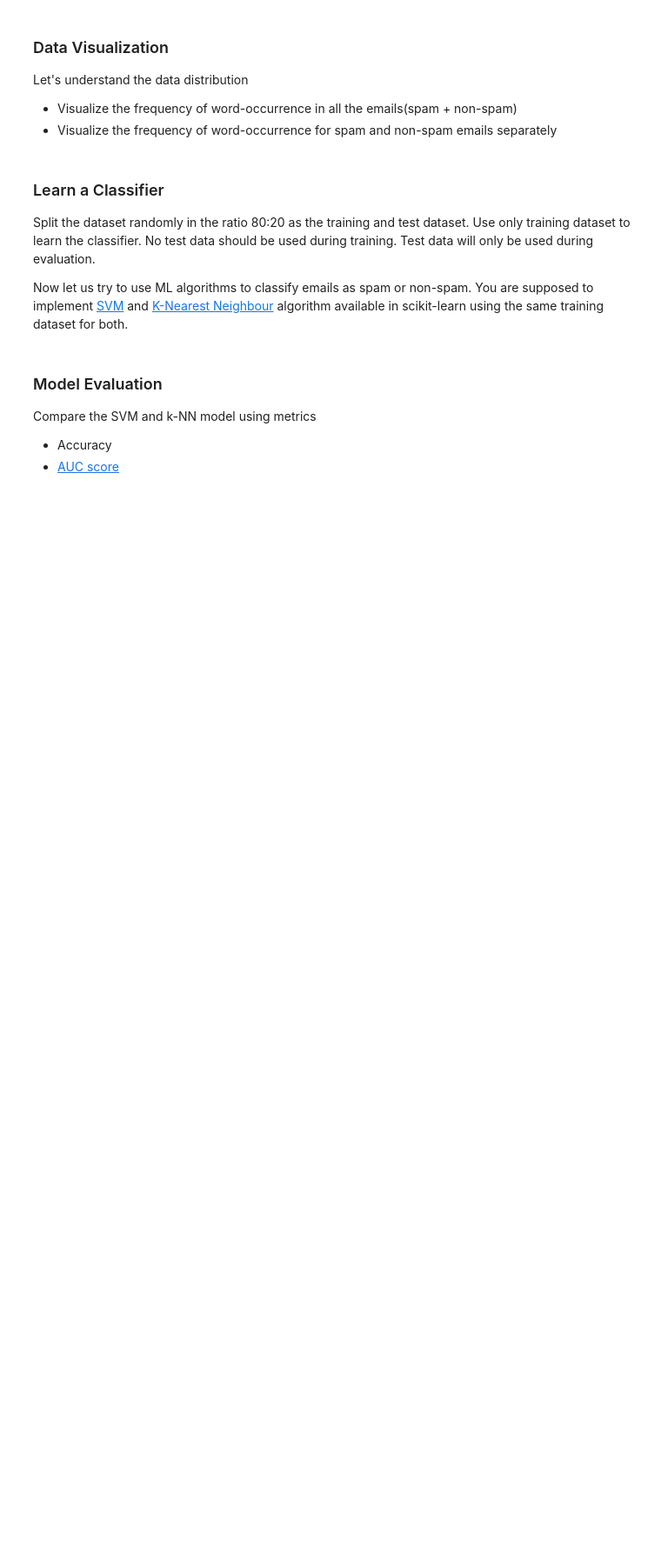
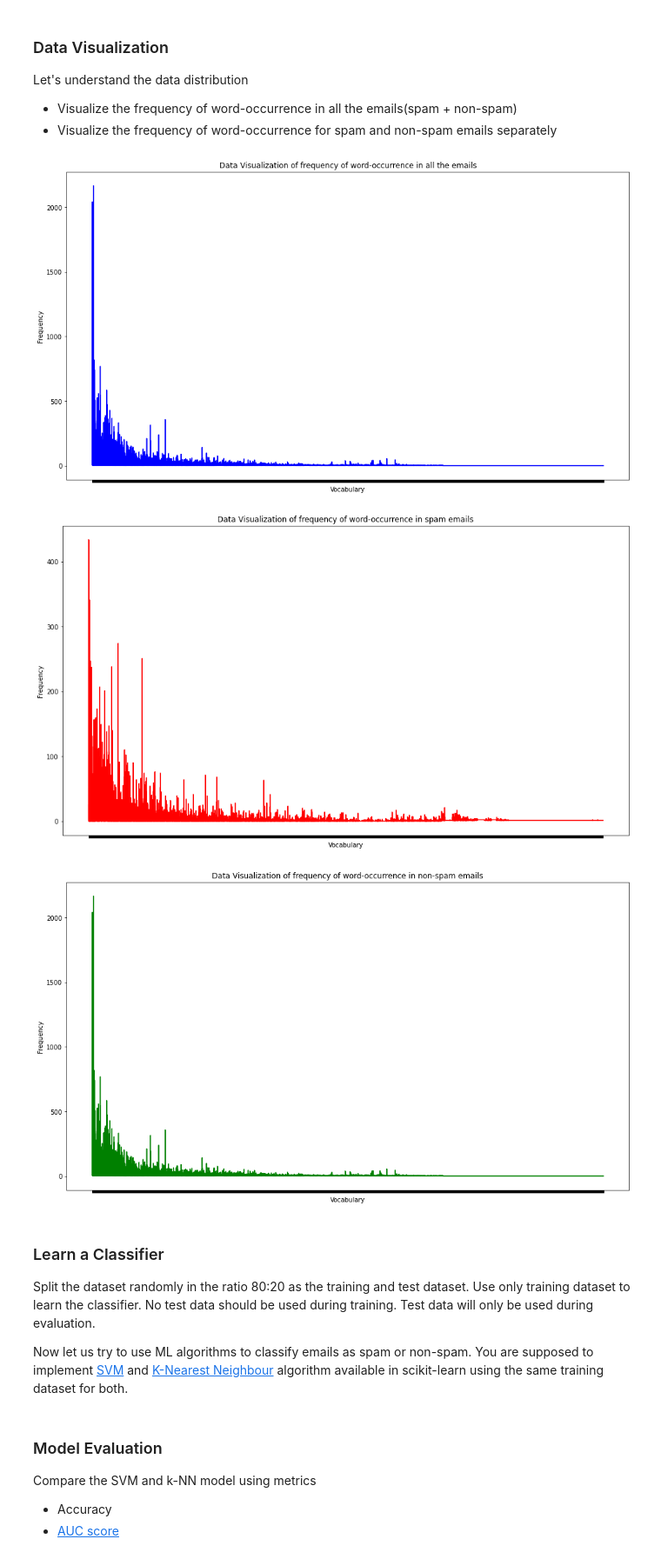
Before and after one commit to AbhishekPardhi/Classification, a Jupyter notebook: python_assignment.ipynb, the cells around one changed output. Shown at 87% size. Saved outputs shown, nothing was run; the diff lists cells and outputs as text; code cells hidden in the pictures; blank space fills up the shorter version.

```diff
--- a/python_assignment.ipynb
+++ b/python_assignment.ipynb
@@ -106,32 +108,51 @@ Let's understand the data distribution
 # %%
 import matplotlib.pyplot as plt
 
 # visuallze data distribution
 def data_vis(data):
 
     sum = np.array([0]*(len(vocabulary)+1))
     sum_spam = np.array([0]*(len(vocabulary)+1))
     sum_non_spam = np.array([0]*(len(vocabulary)+1))
 
     for line in data:
         if(line[1]==1):
             sum_spam += np.array(line[0])
         else:
             sum_non_spam += np.array(line[0])
             sum += np.array(line[0])
 
-    fig = plt.figure(figsize = (16, 9))
-    plt.bar(vocabulary, sum[1:], color ='blue', width = 0.1)
+    plt.figure(figsize = (16, 9))
+    plt.plot(vocabulary, sum[1:], color ='blue')
     plt.xlabel("Vocabulary")
     plt.ylabel("Frequency")
     plt.title("Data Visualization of frequency of word-occurrence in all the emails")
     ax = plt.gca()
     ax.axes.xaxis.set_ticklabels([])
-    # ax.axes.yaxis.set_ticklabels([])
+
+    plt.figure(figsize = (16, 9))
+    plt.plot(vocabulary, sum_spam[1:], color ='red')
+    plt.xlabel("Vocabulary")
+    plt.ylabel("Frequency")
+    plt.title("Data Visualization of frequency of word-occurrence in spam emails")
+    ax = plt.gca()
+    ax.axes.xaxis.set_ticklabels([])
+
+    plt.figure(figsize = (16, 9))
+    plt.plot(vocabulary, sum_non_spam[1:], color ='green')
+    plt.xlabel("Vocabulary")
+    plt.ylabel("Frequency")
+    plt.title("Data Visualization of frequency of word-occurrence in non-spam emails")
+    ax = plt.gca()
+    ax.axes.xaxis.set_ticklabels([])
     plt.show()
     return
 
 data_vis(data)
+# %% [output]
+[figure, added]
+[figure, added]
+[figure, added]
 # %% [markdown]
 ### Learn a Classifier
 Split the dataset randomly in the ratio 80:20 as the training and test dataset. Use only training dataset to learn the classifier. No test data should be used during training. Test data will only be used during evaluation.
```
Also changed, not shown: parts of 5 cells of this notebook.
